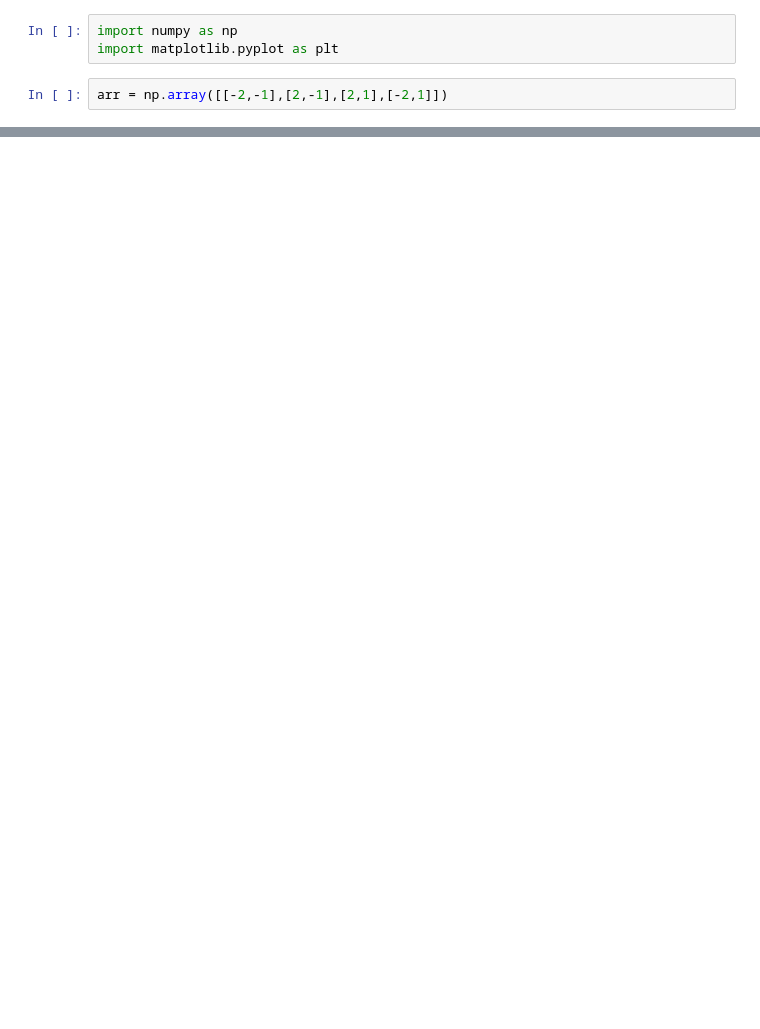
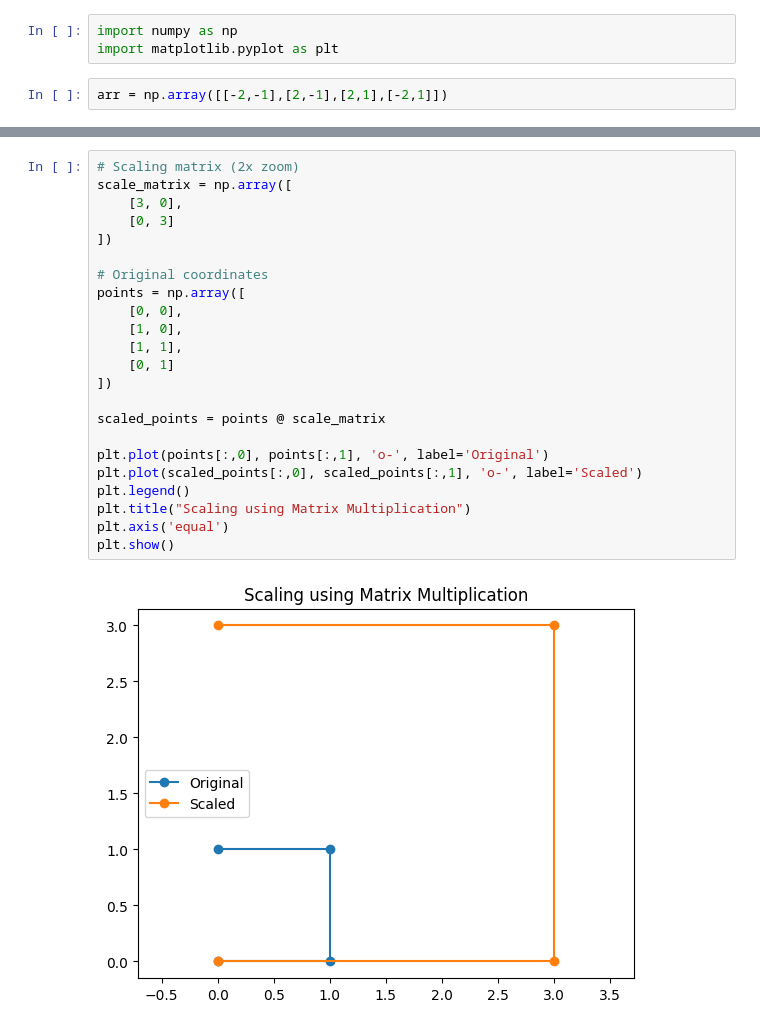
Before and after one commit to Alucardvolxe/test, a Jupyter notebook: test.ipynb, the cells around one changed output, grey strips where cells are left out. Cells and saved outputs as stored; diff of their text form; blank space fills up the shorter version.

```diff
--- a/test.ipynb
+++ b/test.ipynb
@@ -25,0 +38,25 @@ plt.show()
+# %%
+# Scaling matrix (2x zoom)
+scale_matrix = np.array([
+    [3, 0],
+    [0, 3]
+])
+
+# Original coordinates
+points = np.array([
+    [0, 0],
+    [1, 0],
+    [1, 1],
+    [0, 1]
+])
+
+scaled_points = points @ scale_matrix
+
+plt.plot(points[:,0], points[:,1], 'o-', label='Original')
+plt.plot(scaled_points[:,0], scaled_points[:,1], 'o-', label='Scaled')
+plt.legend()
+plt.title("Scaling using Matrix Multiplication")
+plt.axis('equal')
+plt.show()
+# %% [output]
+[figure, added]
```
Also changed, not shown: parts of 7 cells of this notebook, 5 other files.
